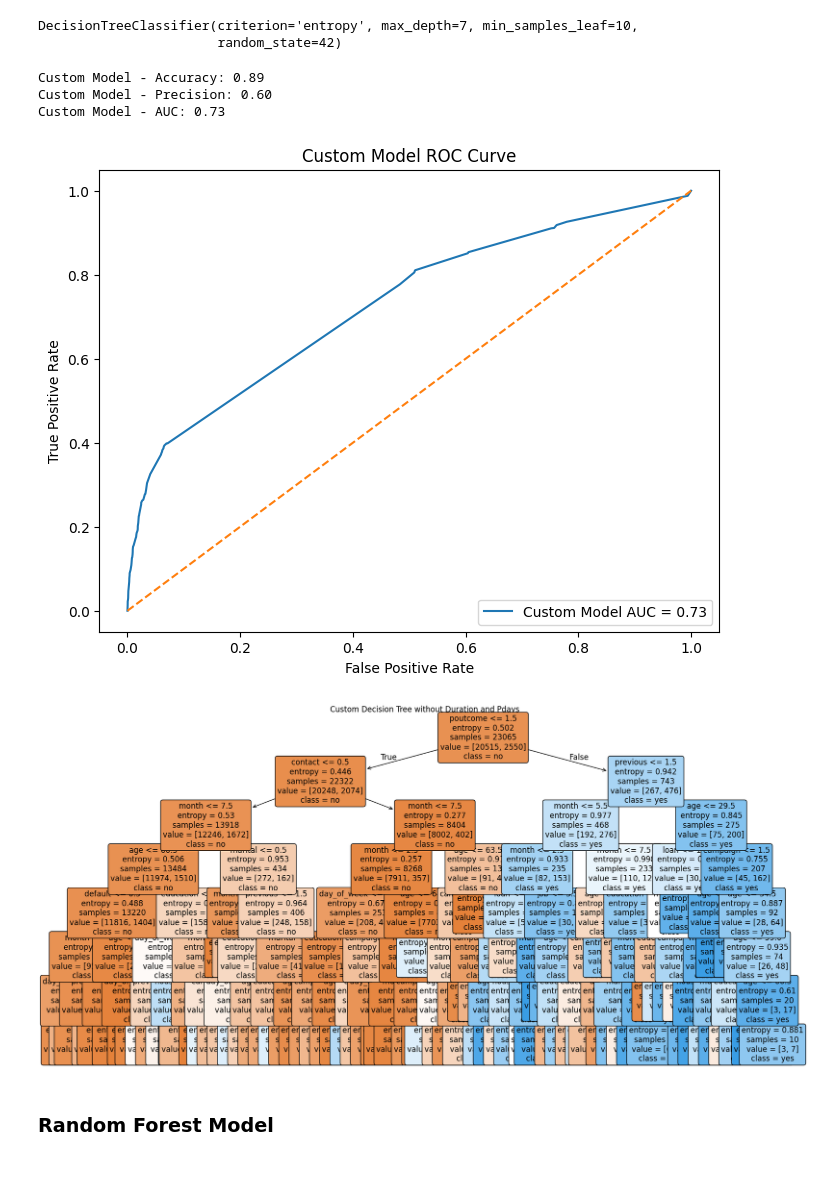
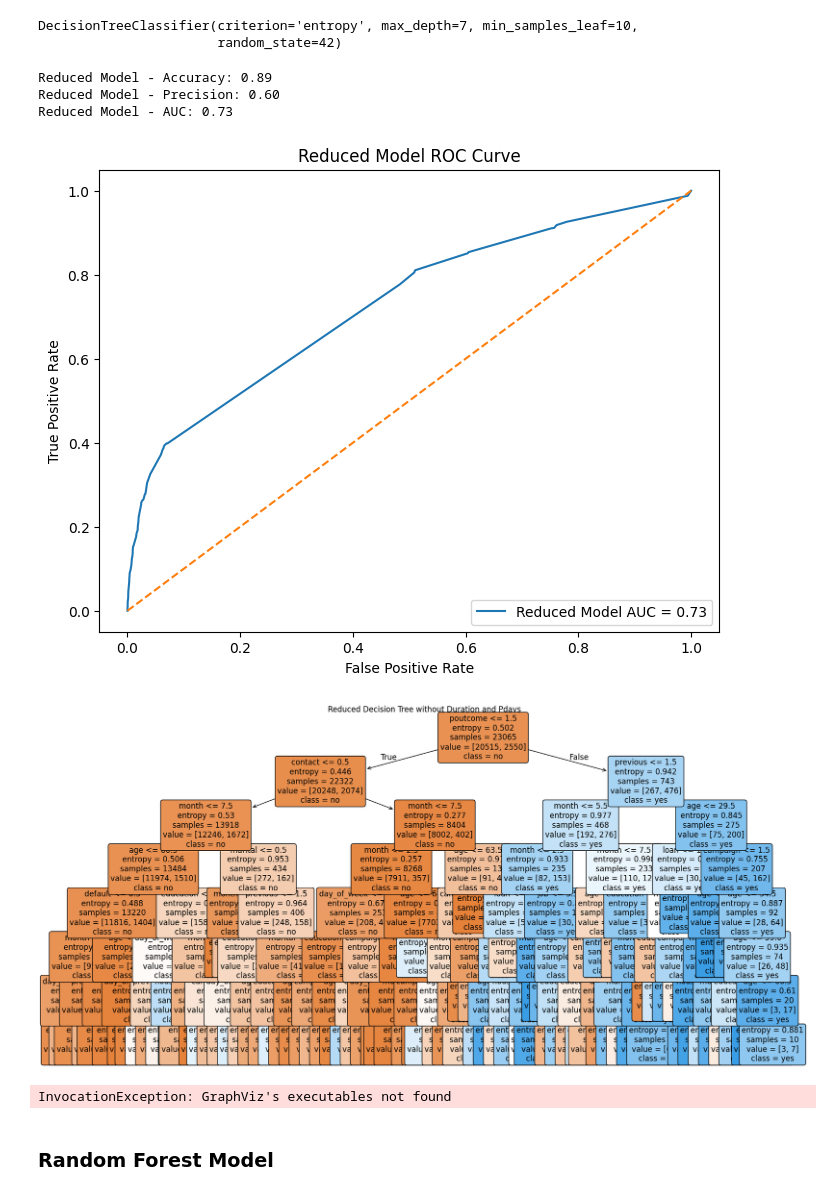
Before and after one commit to BanuB/Banking_Deposit_Classification, a Jupyter notebook: Assignment_2.ipynb, the cells around one changed output. Drawn from its saved outputs; the diff is of its cells as text; code cells hidden in the pictures.

```diff
--- a/Assignment_2.ipynb
+++ b/Assignment_2.ipynb
@@ -192,41 +274,53 @@ DecisionTreeClassifier(criterion='entropy', max_depth=7, min_samples_leaf=10,
 # %%
 #Test reduced model
 y_pred_custom = custom_model.predict(X_test_reduced)
 y_proba_custom = custom_model.predict_proba(X_test_reduced)[:, 1]
 
 #Calculate metrics for the custom model
 accuracy_custom = accuracy_score(y_test_reduced, y_pred_custom)
 precision_custom = precision_score(y_test_reduced, y_pred_custom)
 auc_custom = roc_auc_score(y_test_reduced, y_proba_custom)
 
 custom_model_results = {"Accuracy": accuracy_custom, "Precision": precision_custom, "AUC": auc_custom}
 
-print(f"Custom Model - Accuracy: {accuracy_custom:.2f}")
-print(f"Custom Model - Precision: {precision_custom:.2f}")
-print(f"Custom Model - AUC: {auc_custom:.2f}")
+print(f"Reduced Model - Accuracy: {accuracy_custom:.2f}")
+print(f"Reduced Model - Precision: {precision_custom:.2f}")
+print(f"Reduced Model - AUC: {auc_custom:.2f}")
 
 #Plot ROC Curve for the custom model
 fpr_custom, tpr_custom, _ = roc_curve(y_test_reduced, y_proba_custom)
 plt.figure(figsize=(8, 6))
-plt.plot(fpr_custom, tpr_custom, label=f'Custom Model AUC = {auc_custom:.2f}')
+plt.plot(fpr_custom, tpr_custom, label=f'Reduced Model AUC = {auc_custom:.2f}')
 plt.plot([0, 1], [0, 1], linestyle='--')
 plt.xlabel('False Positive Rate')
 plt.ylabel('True Positive Rate')
-plt.title('Custom Model ROC Curve')
+plt.title('Reduced Model ROC Curve')
 plt.legend(loc='lower right')
 plt.show()
 
 #Plot custom model tree
 plt.figure(figsize=(20, 10))
 plot_tree(custom_model, filled=True, feature_names=X_reduced.columns, class_names=['no', 'yes'], rounded=True, fontsize=12)
-plt.title('Custom Decision Tree without Duration and Pdays')
+plt.title('Reduced Decision Tree without Duration and Pdays')
 plt.show()
 # %% [output]
-Custom Model - Accuracy: 0.89
-Custom Model - Precision: 0.60
-Custom Model - AUC: 0.73
+Reduced Model - Accuracy: 0.89
+Reduced Model - Precision: 0.60
+Reduced Model - AUC: 0.73
-[figure, old version]
+[figure, new version]
 [figure]
+# %%
+feature_cols = X_train_reduced.columns.tolist()
+
+dot_data = StringIO()
+export_graphviz(custom_model, out_file=dot_data,
+                filled=True, rounded=True,
+                special_characters=True, feature_names = feature_cols,class_names=['no','yes'])
+graph = pydotplus.graph_from_dot_data(dot_data.getvalue())
+graph.write_png('custom_model.png')
+Image(graph.create_png())
+# %% [output]
+InvocationException: GraphViz's executables not found
 # %% [markdown]
 ### Random Forest Model
 # %%
```
Also changed, not shown: parts of 10 cells of this notebook.
